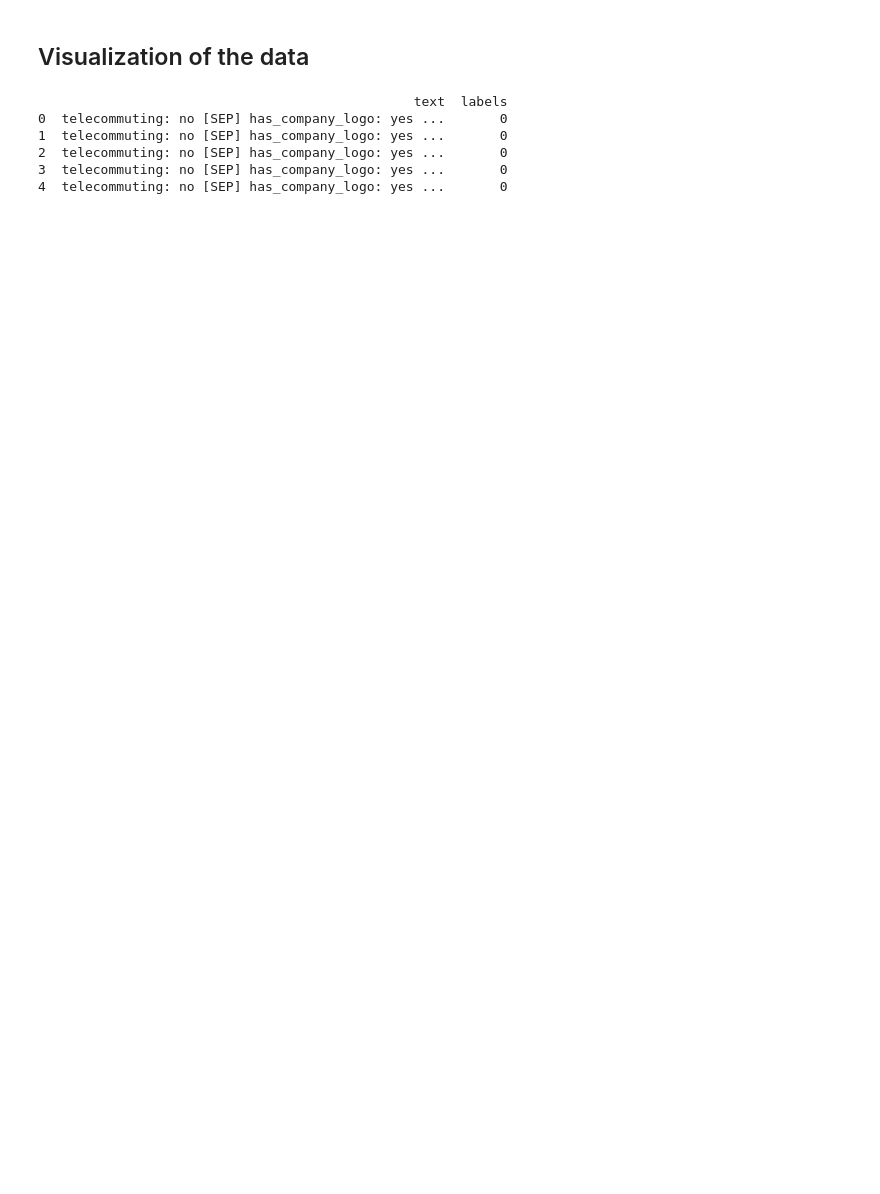
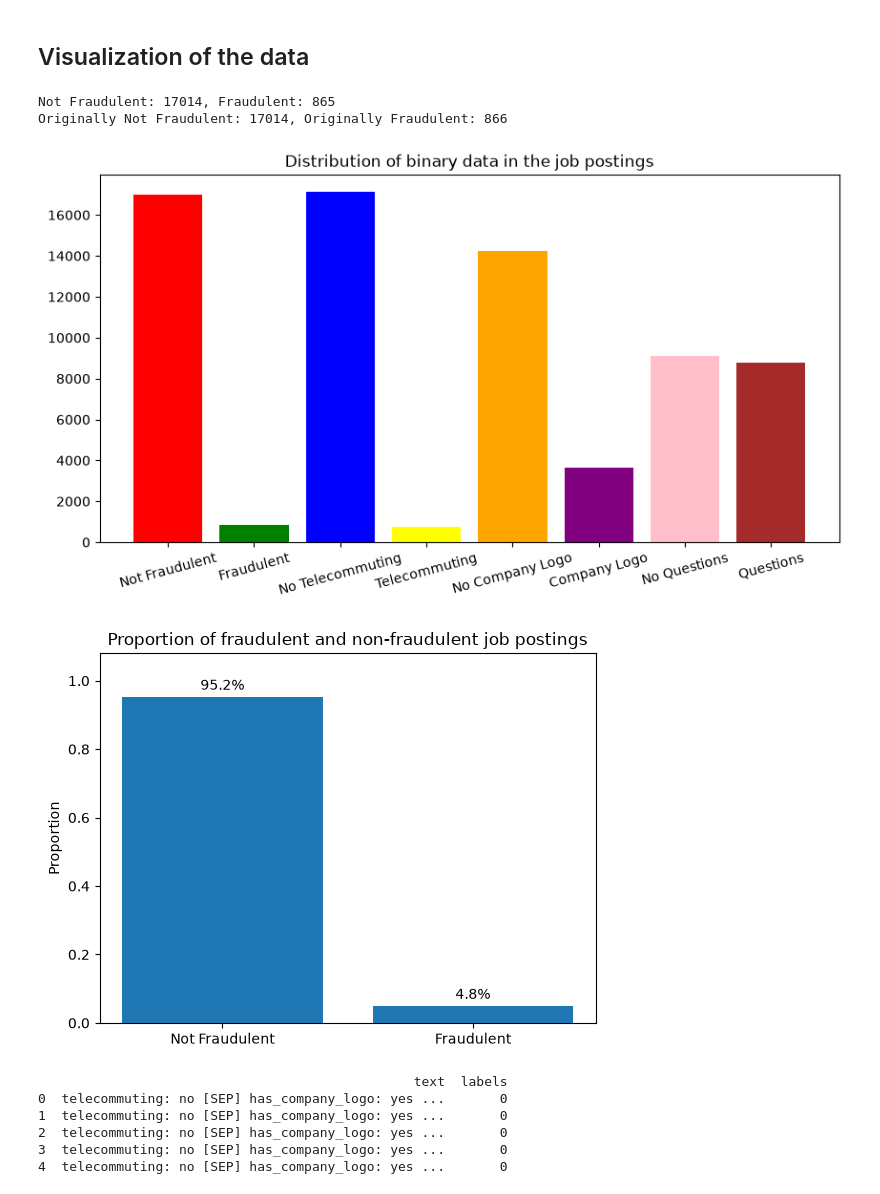
Before and after one commit to arnarlj/BERT-finetuning-dml, a Jupyter notebook: src/test.ipynb, the cells around one changed output. Drawn from its saved outputs; the diff is of its cells as text; code cells hidden in the pictures; blank space fills up the shorter version.

```diff
--- a/src/test.ipynb
+++ b/src/test.ipynb
@@ -22,7 +22,7 @@ from sklearn.metrics import precision_recall_curve, classification_report, confu
 
 
 RELOAD_MODEL = False
-skip_unnecessary_stuff = True
+skip_unnecessary_stuff = False
 skip_training = True
 # %%
 path = "google-bert/bert-base-cased"
@@ -88,25 +88,32 @@ company_profile: 3308
 # %%
 
 if not skip_unnecessary_stuff:
     org1, org2 = dataset.fraudulent.value_counts()
     x1,x2 = no_empty.fraudulent.value_counts()
     x3,x4 = no_empty.telecommuting.value_counts()
     x5,x6 = no_empty.has_company_logo.value_counts()
     x7,x8 = no_empty.has_questions.value_counts()
     print(f"Not Fraudulent: {x1}, Fraudulent: {x2}")
     print(f"Originally Not Fraudulent: {org1}, Originally Fraudulent: {org2}")
     #plotting the distribution of fraudulent and non-fraudulent job postings
 
     plt.figure(figsize=(10,5))
     plt.bar(["Not Fraudulent", "Fraudulent", "No Telecommuting", "Telecommuting", "No Company Logo", "Company Logo", "No Questions", "Questions"], [x1, x2, x3, x4, x5, x6, x7, x8], color=["red", "green", "blue", "yellow", "orange", "purple", "pink", "brown"])
     plt.title("Distribution of binary data in the job postings")
     plt.xticks(rotation=15)
     # fraudulent normalizeed
     x1,x2 = no_empty.fraudulent.value_counts(normalize=True)
     plt.figure()
-    plt.bar(["Not Fraudulent", "Fraudulent"], [x1, x2])
+    bars = plt.bar(["Not Fraudulent", "Fraudulent"], [x1, x2])
+    plt.bar_label(bars, labels=[f"{x1:.1%}", f"{x2:.1%}"], padding=3)
+    plt.ylim(0, 1.08)
     plt.ylabel("Proportion")
     plt.title("Proportion of fraudulent and non-fraudulent job postings")
+# %% [output]
+Not Fraudulent: 17014, Fraudulent: 865
+Originally Not Fraudulent: 17014, Originally Fraudulent: 866
+[figure, added]
+[figure, added]
 # %%
 # more preprocessing for LLM input
 # concatenate the text columns and binary columns into a single string for each row
```
Also changed, not shown: parts of 12 cells of this notebook.
